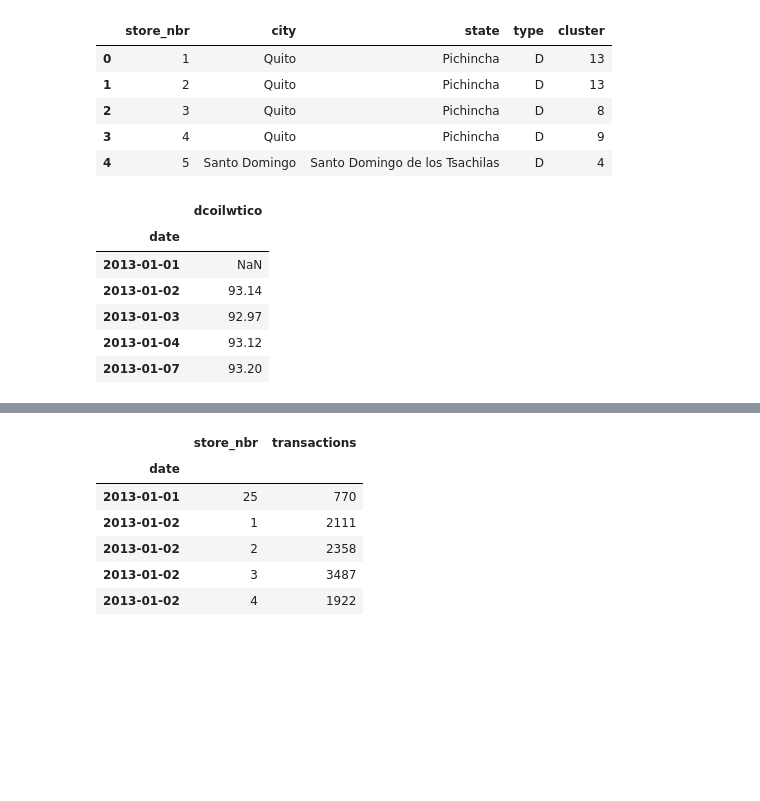
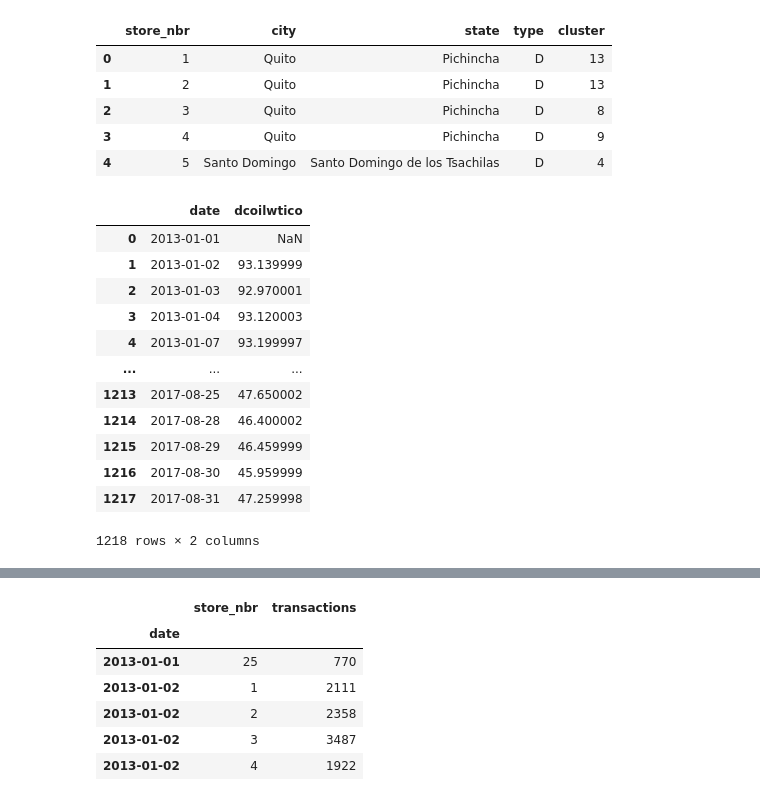
Before and after one commit to taaha/store-sales-forecast, a Jupyter notebook: sale-forecast_1.ipynb, the cells around one changed output, grey strips where cells are left out. Saved outputs shown, nothing was run; the diff lists cells and outputs as text; code cells hidden in the pictures; blank space fills up the shorter version.

```diff
--- a/sale-forecast_1.ipynb
+++ b/sale-forecast_1.ipynb
@@ -80,16 +82,30 @@ stores.head()
 | 3 | 4 | Quito | Pichincha | D | 9 |
 | 4 | 5 | Santo Domingo | Santo Domingo de los Tsachilas | D | 4 |
 # %%
-oil=pd.read_csv("/kaggle/input/store-sales-time-series-forecasting/oil.csv", parse_dates=['date'], index_col=['date'])
-oil.head()
+oil = pd.read_csv(
+    "/kaggle/input/store-sales-time-series-forecasting/oil.csv",
+    dtype={
+        'dcoilwtico': 'float32',
+    },
+    parse_dates=['date'],
+    infer_datetime_format=True,
+)
+oil['date'] = oil.date.dt.to_period('D')
+display(oil)
 # %% [output]
-|  | dcoilwtico |
-| date |  |
-| 2013-01-01 | NaN |
-| 2013-01-02 | 93.14 |
-| 2013-01-03 | 92.97 |
-| 2013-01-04 | 93.12 |
-| 2013-01-07 | 93.20 |
+|  | date | dcoilwtico |
+| 0 | 2013-01-01 | NaN |
+| 1 | 2013-01-02 | 93.139999 |
+| 2 | 2013-01-03 | 92.970001 |
+| 3 | 2013-01-04 | 93.120003 |
+| 4 | 2013-01-07 | 93.199997 |
+| ... | ... | ... |
+| 1213 | 2017-08-25 | 47.650002 |
+| 1214 | 2017-08-28 | 46.400002 |
+| 1215 | 2017-08-29 | 46.459999 |
+| 1216 | 2017-08-30 | 45.959999 |
+| 1217 | 2017-08-31 | 47.259998 |
+1218 rows × 2 columns
 # %%
 holidays_events = pd.read_csv(
     "/kaggle/input/store-sales-time-series-forecasting/holidays_events.csv",
```
Also changed, not shown: parts of 17 cells of this notebook.
